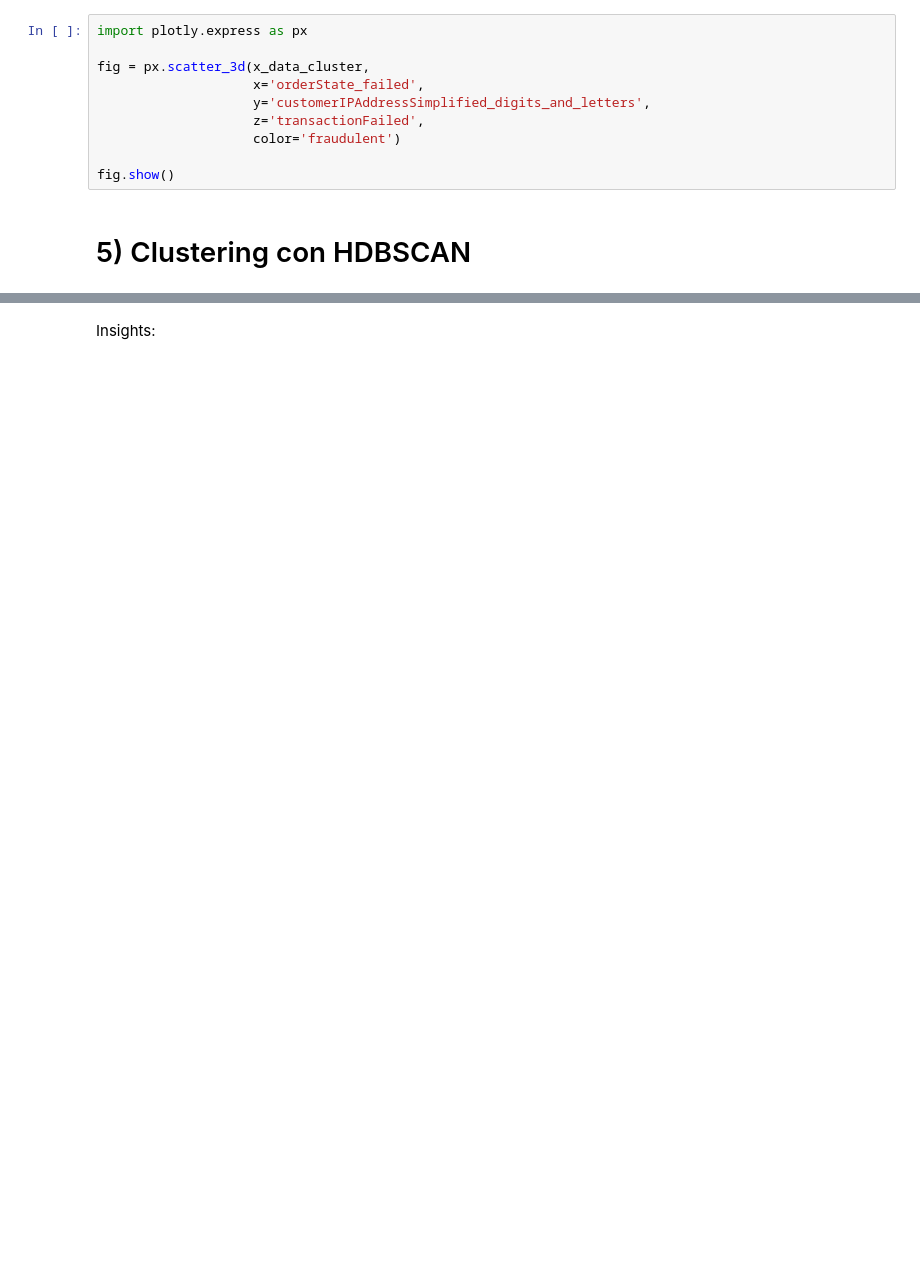
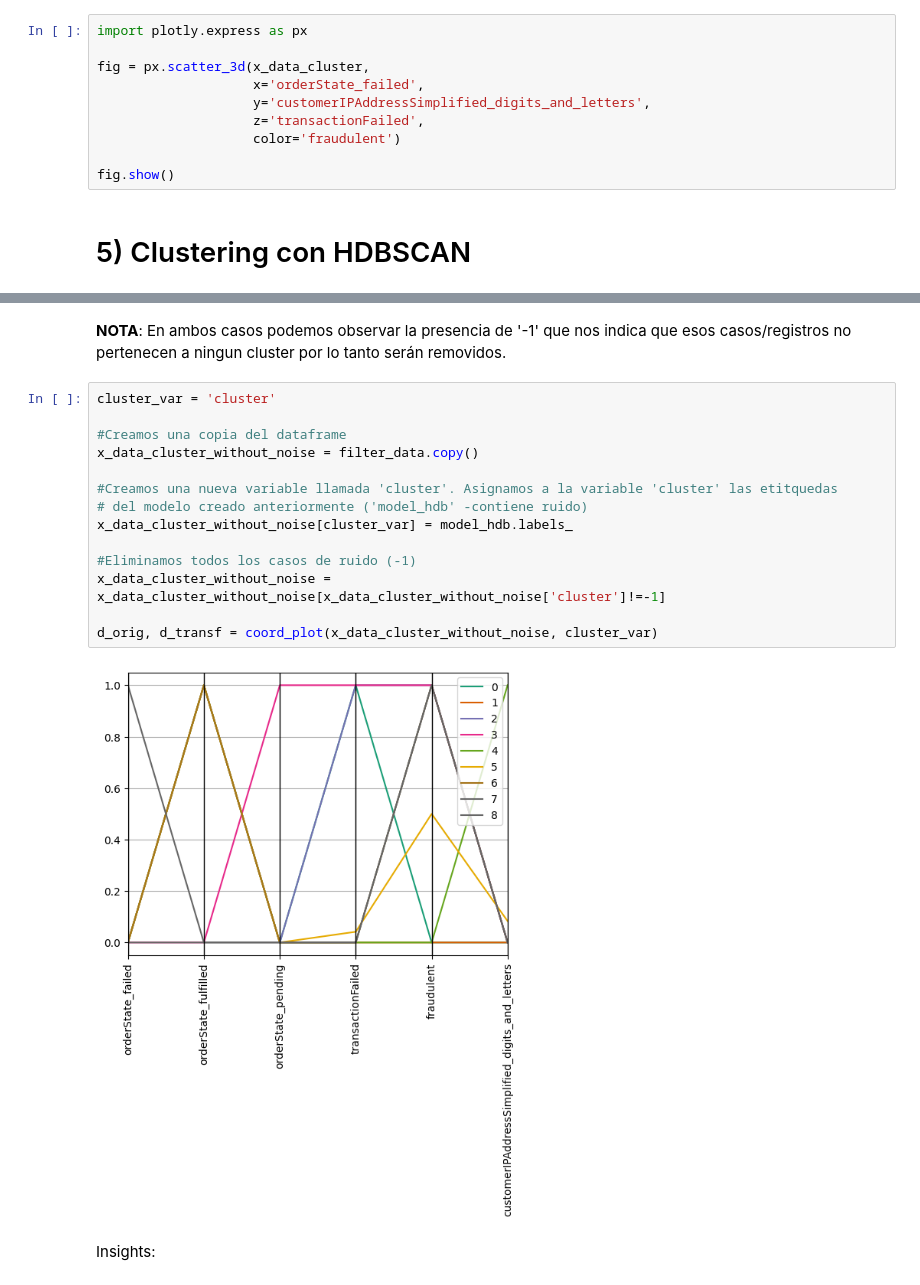
Before and after one commit to 19dave92/final_edvai, a Jupyter notebook: Resolucion/p4__Clustering.ipynb, the cells around one changed output, grey strips where cells are left out. Saved outputs shown, nothing was run; the diff lists cells and outputs as text; blank space fills up the shorter version.

```diff
--- a/Resolucion/p4__Clustering.ipynb
+++ b/Resolucion/p4__Clustering.ipynb
@@ -194,2 +230,20 @@ d_orig_2, d_transf_2 = coord_plot(x_data_cluster_2, cluster_var)
+# %% [markdown]
+**NOTA**: En ambos casos podemos observar la presencia de '-1' que nos indica que esos casos/registros no pertenecen a ningun cluster por lo tanto serán removidos.
+# %%
+cluster_var = 'cluster'
+
+#Creamos una copia del dataframe
+x_data_cluster_without_noise = filter_data.copy()
+
+#Creamos una nueva variable llamada 'cluster'. Asignamos a la variable 'cluster' las etitquedas
+# del modelo creado anteriormente ('model_hdb' -contiene ruido)
+x_data_cluster_without_noise[cluster_var] = model_hdb.labels_
+
+#Eliminamos todos los casos de ruido (-1)
+x_data_cluster_without_noise = x_data_cluster_without_noise[x_data_cluster_without_noise['cluster']!=-1]
+
+d_orig, d_transf = coord_plot(x_data_cluster_without_noise, cluster_var)
+# %% [output]
+[figure, added]
 # %% [markdown]
 Insights:
```
Also changed, not shown: parts of 26 cells of this notebook, 2 other files.
